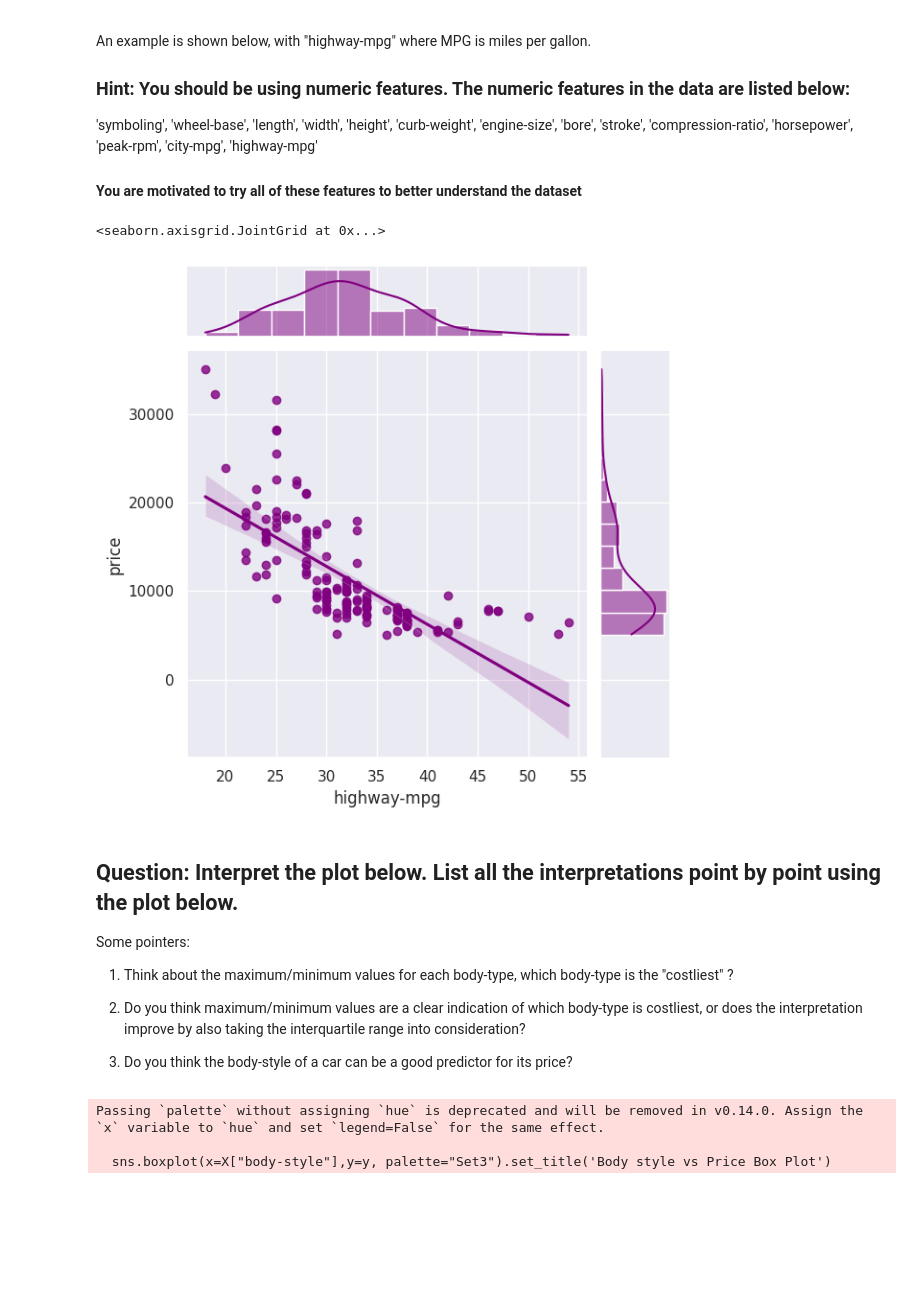
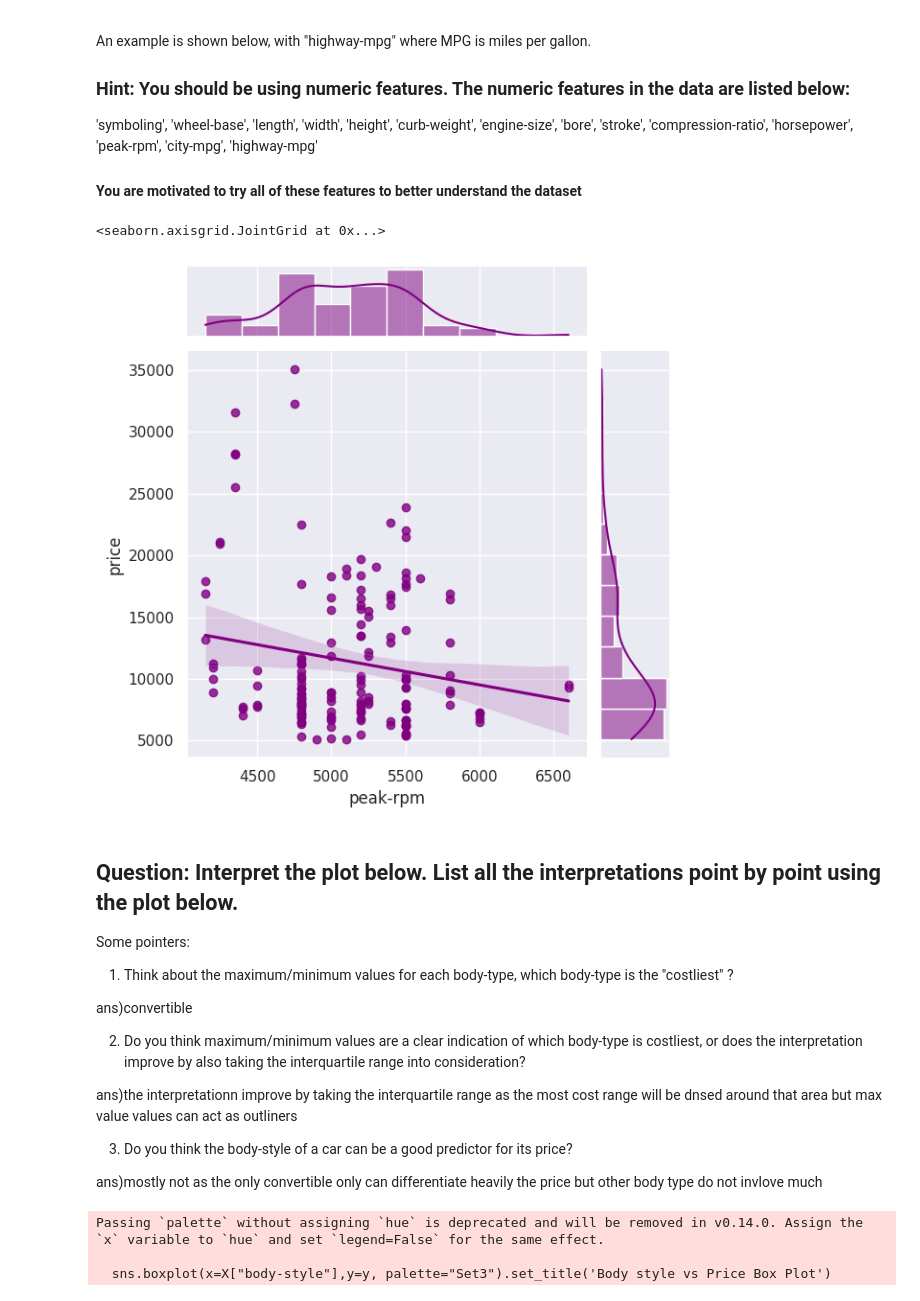
Before and after one commit to lonelytech09/AI-ML_lab_and_projects, a Jupyter notebook: AIML_Module_02_Lab_01_Basic_Plots.ipynb, the cells around one changed output. Drawn from its saved outputs; the diff is of its cells as text; code cells hidden in the pictures; blank space fills up the shorter version.

```diff
--- a/AIML_Module_02_Lab_01_Basic_Plots.ipynb
+++ b/AIML_Module_02_Lab_01_Basic_Plots.ipynb
@@ -163,16 +163,16 @@ An example is shown below, with "highway-mpg" where MPG is miles per gallon.
 # %%
 ############################
 ### CHANGE THE CODE HERE ###
 
-feature = "highway-mpg"
+feature = "peak-rpm"
 
 ############################
 
 
 sns.jointplot(x=pd.to_numeric(X[feature]), y = y, kind="reg", color = 'purple')
 # %% [output]
 <seaborn.axisgrid.JointGrid at 0x...>
-[figure, old version]
+[figure, new version]
 # %% [markdown]
 ## Question: Interpret the plot below. List all the interpretations point by point using the plot below.
 
@@ -180,9 +180,17 @@ Some pointers:
 
 1) Think about the maximum/minimum values for each body-type, which body-type is the "costliest" ?
 
+ans)convertible
+
+
 2) Do you think maximum/minimum values are a clear indication of which body-type is costliest, or does the interpretation improve by also taking the interquartile range into consideration?
 
+ans)the interpretationn improve by taking the interquartile range as the most cost range will be dnsed around that area but max value values can act as outliners
+
+
 3) Do you think the body-style of a car can be a good predictor for its price?
+
+ans)mostly not as the only convertible only can differentiate heavily the price but other body type do not invlove much
 # %%
 sns.boxplot(x=X["body-style"],y=y, palette="Set3").set_title('Body style vs Price Box Plot')
 # %% [output]
```
Also changed, not shown: parts of 3 cells of this notebook.
